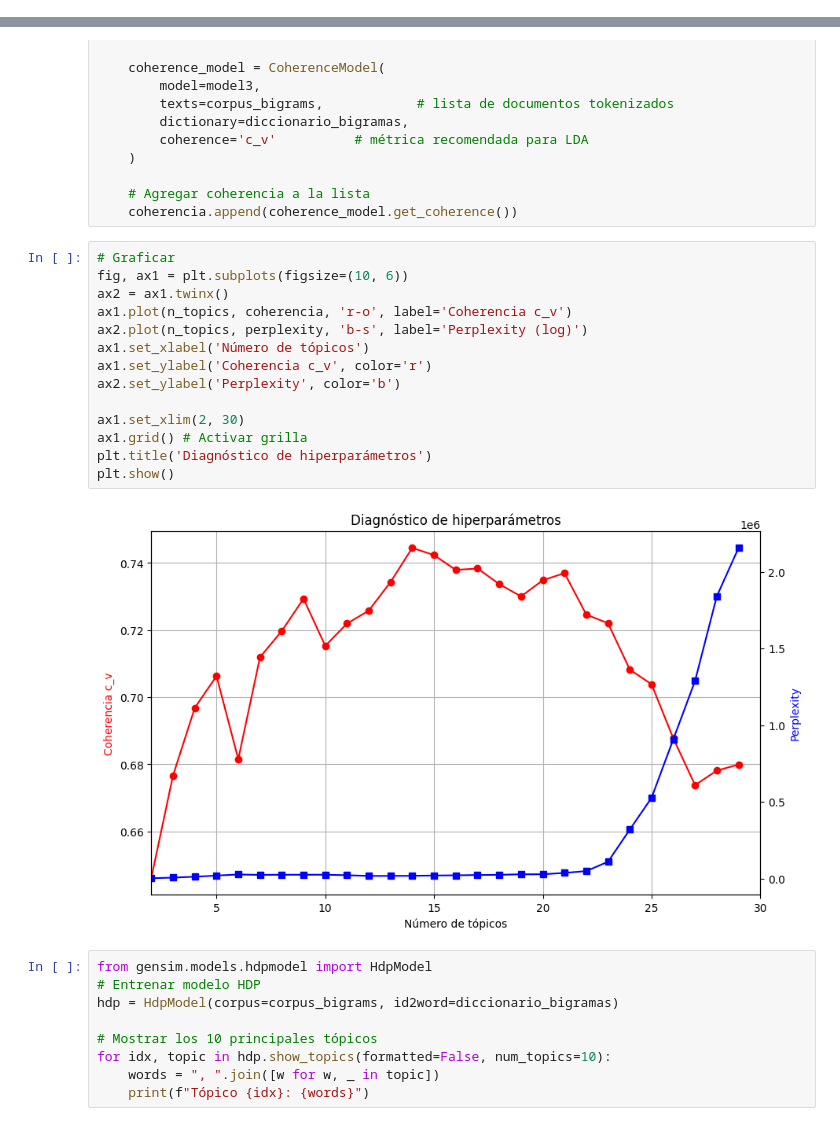
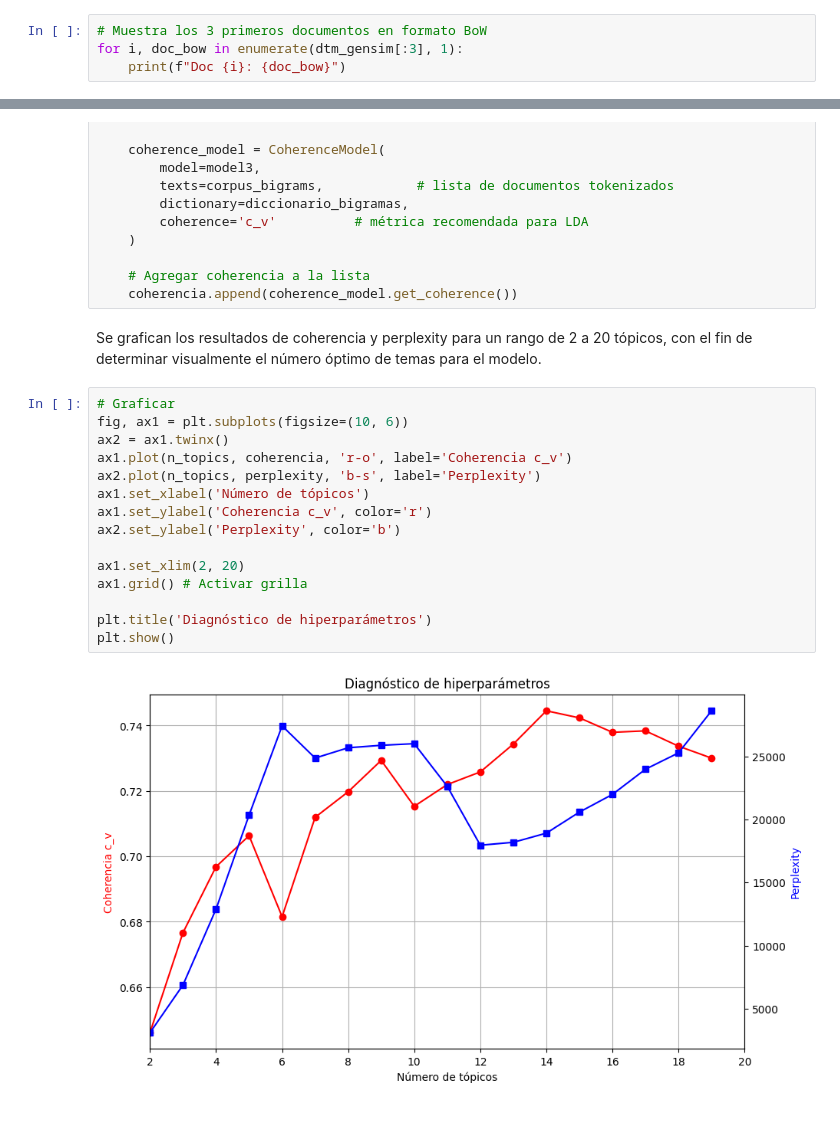
Before and after one commit to ctobar96/Comparando-topic-modeling-y-clustering, a Jupyter notebook: Tarea2_Cristian_Tobar.ipynb, the cells around one changed output, grey strips where cells are left out. Saved outputs shown, nothing was run; the diff lists cells and outputs as text.

```diff
--- a/Tarea2_Cristian_Tobar.ipynb
+++ b/Tarea2_Cristian_Tobar.ipynb
@@ -436,0 +405,4 @@ print(dtm_gensim[0])
+# %%
+# Muestra los 3 primeros documentos en formato BoW
+for i, doc_bow in enumerate(dtm_gensim[:3], 1):
+    print(f"Doc {i}: {doc_bow}")
@@ -566,28 +501,22 @@ for i in n_topics:
 
     # Agregar coherencia a la lista
     coherencia.append(coherence_model.get_coherence())
+# %% [markdown]
+Se grafican los resultados de coherencia y perplexity para un rango de 2 a 20 tópicos, con el fin de determinar visualmente el número óptimo de temas para el modelo.
 # %%
 # Graficar
 fig, ax1 = plt.subplots(figsize=(10, 6))
 ax2 = ax1.twinx()
 ax1.plot(n_topics, coherencia, 'r-o', label='Coherencia c_v')
-ax2.plot(n_topics, perplexity, 'b-s', label='Perplexity (log)')
+ax2.plot(n_topics, perplexity, 'b-s', label='Perplexity')
 ax1.set_xlabel('Número de tópicos')
 ax1.set_ylabel('Coherencia c_v', color='r')
 ax2.set_ylabel('Perplexity', color='b')
 
-ax1.set_xlim(2, 30)
+ax1.set_xlim(2, 20)
 ax1.grid() # Activar grilla
+
 plt.title('Diagnóstico de hiperparámetros')
 plt.show()
 # %% [output]
-[figure, old version]
+[figure, new version]
-# %%
-from gensim.models.hdpmodel import HdpModel
-# Entrenar modelo HDP
-hdp = HdpModel(corpus=corpus_bigrams, id2word=diccionario_bigramas)
-
-# Mostrar los 10 principales tópicos
-for idx, topic in hdp.show_topics(formatted=False, num_topics=10):
-    words = ", ".join([w for w, _ in topic])
-    print(f"Tópico {idx}: {words}")
```
Also changed, not shown: parts of 27 cells of this notebook.
